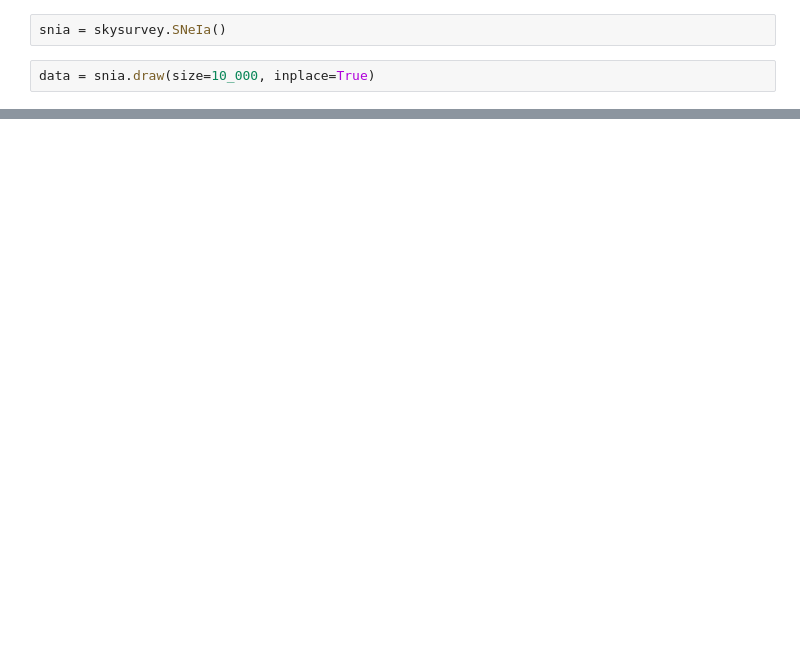
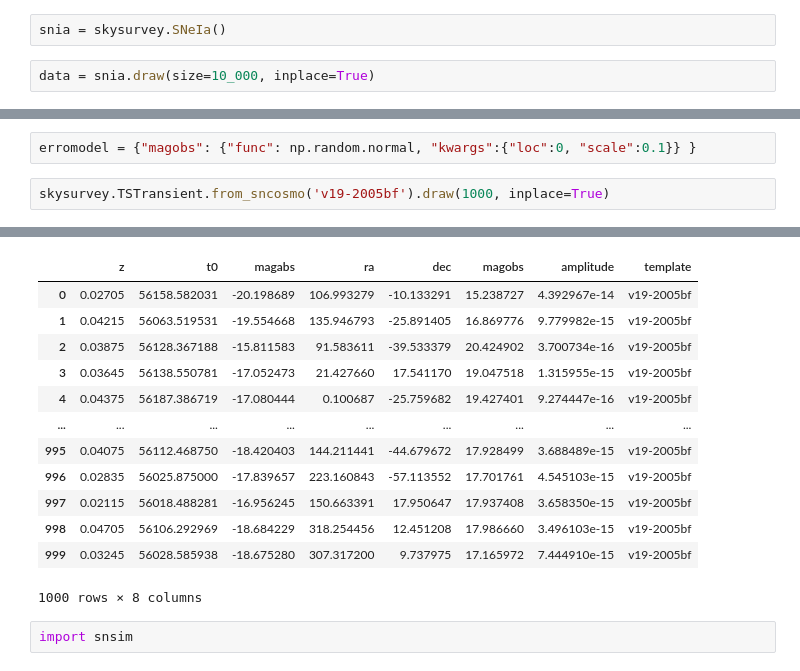
Before and after one commit to AntoineGillesLordet/Projet-LPNHE, a Jupyter notebook: code/tests.ipynb, the cells around one changed output, grey strips where cells are left out. Drawn from its saved outputs; the diff is of its cells as text; blank space fills up the shorter version.

```diff
--- a/code/tests.ipynb
+++ b/code/tests.ipynb
@@ -149,0 +142,5 @@ _ = ax2.set_xlabel(fr"Color ($c$)")
+# %%
+erromodel = {"magobs": {"func": np.random.normal, "kwargs":{"loc":0, "scale":0.1}} }
+# %%
+skysurvey.TSTransient.from_sncosmo('v19-2005bf').draw(1000, inplace=True)
+# %% [output]
@@ -149,0 +148,15 @@ _ = ax2.set_xlabel(fr"Color ($c$)")
+|  | z | t0 | magabs | ra | dec | magobs | amplitude | template |
+| 0 | 0.02705 | 56158.582031 | -20.198689 | 106.993279 | -10.133291 | 15.238727 | 4.392967e-14 | v19-2005bf |
+| 1 | 0.04215 | 56063.519531 | -19.554668 | 135.946793 | -25.891405 | 16.869776 | 9.779982e-15 | v19-2005bf |
+| 2 | 0.03875 | 56128.367188 | -15.811583 | 91.583611 | -39.533379 | 20.424902 | 3.700734e-16 | v19-2005bf |
+| 3 | 0.03645 | 56138.550781 | -17.052473 | 21.427660 | 17.541170 | 19.047518 | 1.315955e-15 | v19-2005bf |
+| 4 | 0.04375 | 56187.386719 | -17.080444 | 0.100687 | -25.759682 | 19.427401 | 9.274447e-16 | v19-2005bf |
+| ... | ... | ... | ... | ... | ... | ... | ... | ... |
+| 995 | 0.04075 | 56112.468750 | -18.420403 | 144.211441 | -44.679672 | 17.928499 | 3.688489e-15 | v19-2005bf |
+| 996 | 0.02835 | 56025.875000 | -17.839657 | 223.160843 | -57.113552 | 17.701761 | 4.545103e-15 | v19-2005bf |
+| 997 | 0.02115 | 56018.488281 | -16.956245 | 150.663391 | 17.950647 | 17.937408 | 3.658350e-15 | v19-2005bf |
+| 998 | 0.04705 | 56106.292969 | -18.684229 | 318.254456 | 12.451208 | 17.986660 | 3.496103e-15 | v19-2005bf |
+| 999 | 0.03245 | 56028.585938 | -18.675280 | 307.317200 | 9.737975 | 17.165972 | 7.444910e-15 | v19-2005bf |
+1000 rows × 8 columns
+# %%
+import snsim
```
Also changed, not shown: parts of 11 cells of this notebook.
